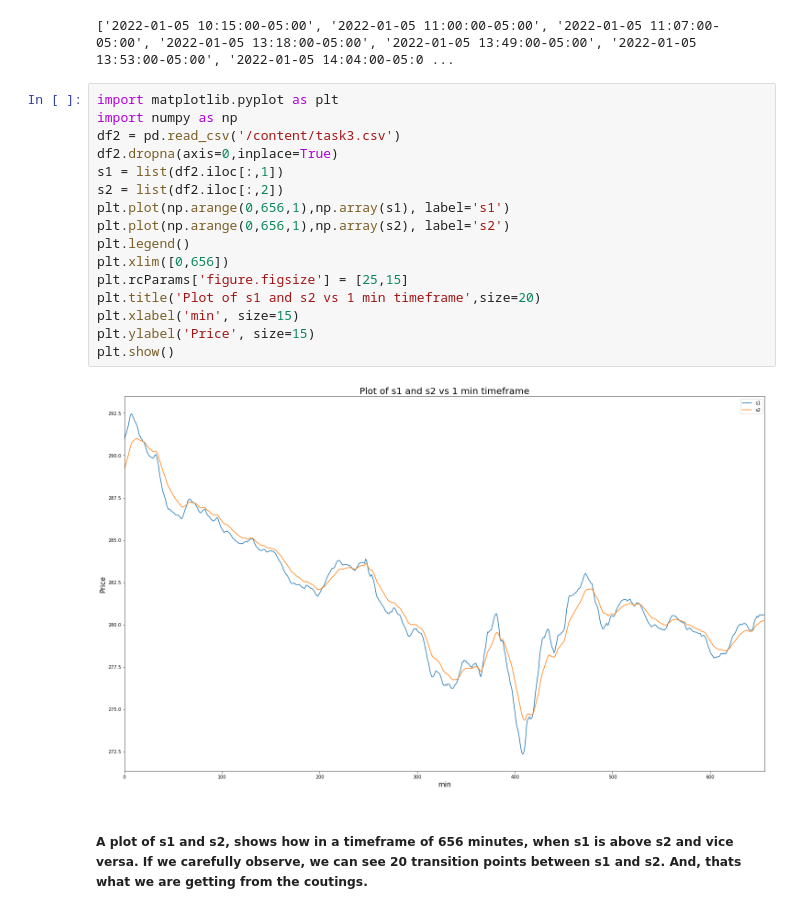
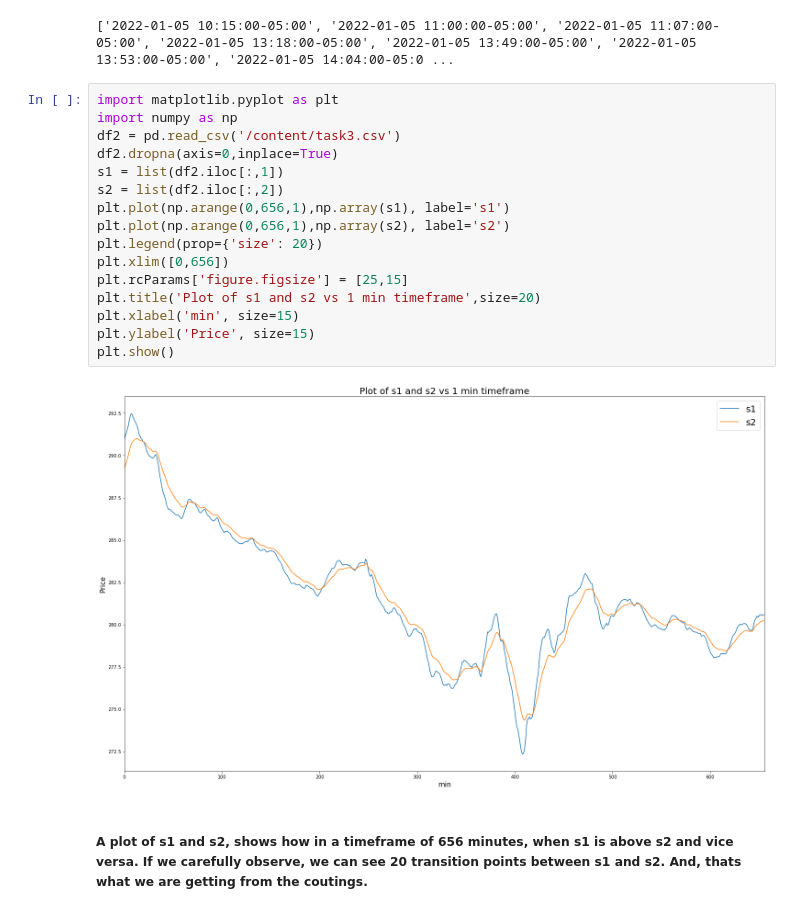
Before and after one commit to Stitaprajna/Practise-codes, a Jupyter notebook: Untitled21.ipynb, the cells around one changed output. Drawn from its saved outputs; the diff is of its cells as text.

```diff
--- a/Untitled21.ipynb
+++ b/Untitled21.ipynb
@@ -136,20 +136,20 @@ t.triggers('/content/task3.csv')
 # %%
 import matplotlib.pyplot as plt
 import numpy as np
 df2 = pd.read_csv('/content/task3.csv')
 df2.dropna(axis=0,inplace=True)
 s1 = list(df2.iloc[:,1])
 s2 = list(df2.iloc[:,2])
 plt.plot(np.arange(0,656,1),np.array(s1), label='s1')
 plt.plot(np.arange(0,656,1),np.array(s2), label='s2')
-plt.legend()
+plt.legend(prop={'size': 20})
 plt.xlim([0,656])
 plt.rcParams['figure.figsize'] = [25,15]
 plt.title('Plot of s1 and s2 vs 1 min timeframe',size=20)
 plt.xlabel('min', size=15)
 plt.ylabel('Price', size=15)
 plt.show()
 # %% [output]
-[figure, old version]
+[figure, new version]
 # %% [markdown]
 ##### A plot of s1 and s2, shows how in a timeframe of 656 minutes, when s1 is above s2 and vice versa. If we carefully observe, we can see 20 transition points between s1 and s2. And, thats what we are getting from the coutings.
```
Also changed, not shown: parts of 2 cells of this notebook.
